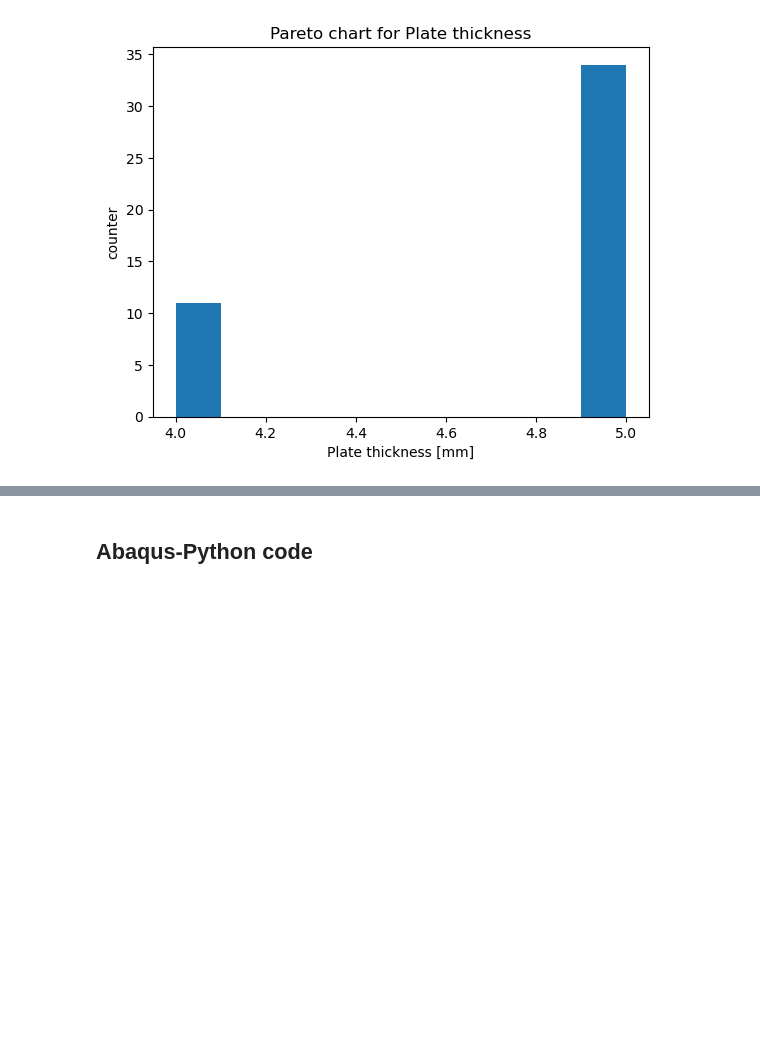
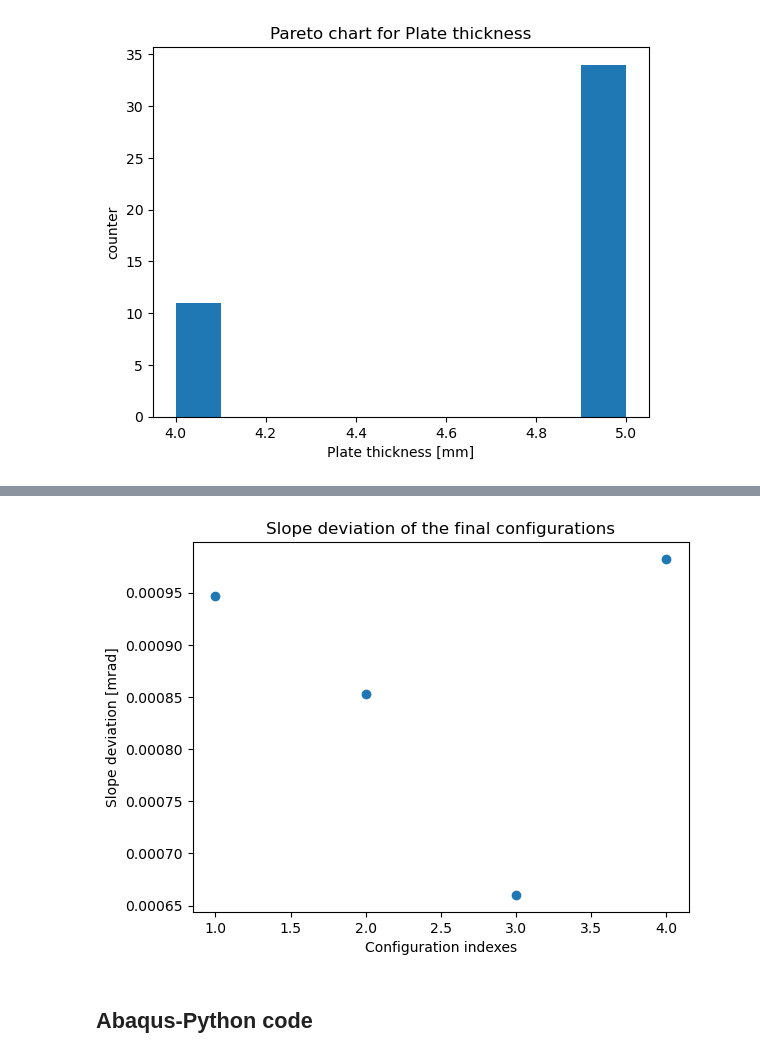
Before and after one commit to lcpinello/PythonDrivingLicense, a Jupyter notebook: Project.ipynb, the cells around one changed output, grey strips where cells are left out. Drawn from its saved outputs; the diff is of its cells as text; code cells hidden in the pictures; blank space fills up the shorter version.

```diff
--- a/Project.ipynb
+++ b/Project.ipynb
@@ -797,3 +793,11 @@ len(configurationNames[t[1]])
+# %%
+plt.scatter([1, 2, 3, 4],SlopeDeviation[t])
+plt.title("Slope deviation of the final configurations")
+plt.xlabel("Configuration indexes")
+plt.ylabel("Slope deviation [mrad]")
+plt.show()
+# %% [output]
+[figure, added]
 # %% [markdown]
 ## Abaqus-Python code
 # %%
```
Also changed, not shown: parts of 14 cells of this notebook.
